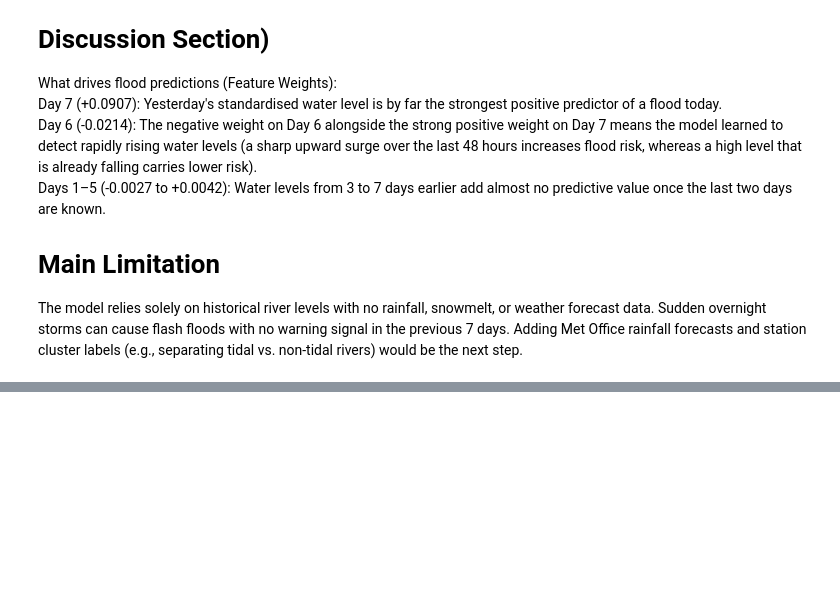
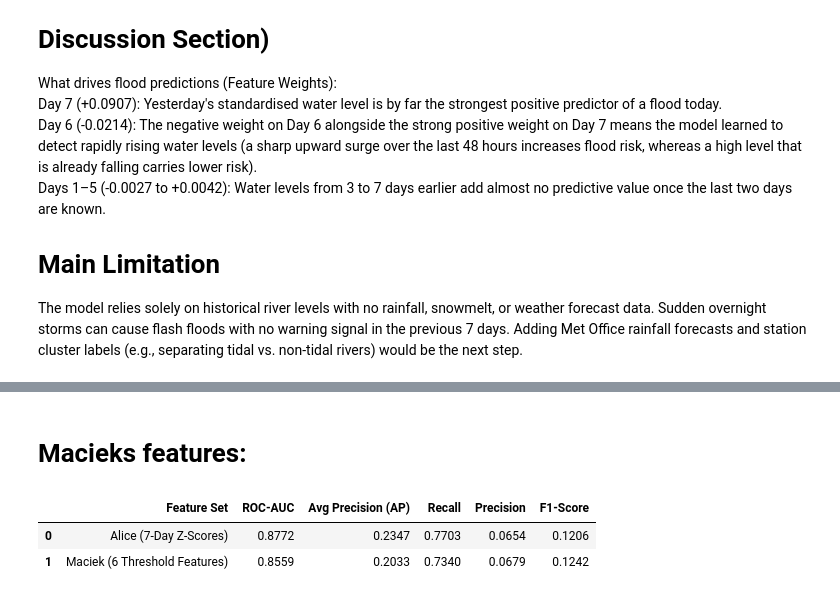
Before and after one commit to EmmaSC05/MLP-Group-Project, a Jupyter notebook: Alice.ipynb, the cells around one changed output, grey strips where cells are left out. Cells and saved outputs as stored; diff of their text form; code cells hidden in the pictures; blank space fills up the shorter version.

```diff
--- a/Alice.ipynb
+++ b/Alice.ipynb
@@ -737,0 +814,62 @@ The model relies solely on historical river levels with no rainfall, snowmelt, o
+# %% [markdown]
+# Macieks features:
+# %%
+from sklearn.pipeline import Pipeline
+from sklearn.preprocessing import StandardScaler
+from sklearn.svm import LinearSVC
+from sklearn.metrics import roc_auc_score, average_precision_score, precision_score, recall_score, f1_score
+
+# 1. Build Maciek's 6 features (aligned to the exact same stations and dates as y_train)
+max_valid = maximum[thresholds.index]
+last = max_valid.shift(1)
+
+maciek_dict = {
+    "Mean_7d":      last.rolling(7).mean() - thresholds,
+    "Last":         last - thresholds,
+    "Max_7d":       last.rolling(7).max() - thresholds,
+    "Range_7d":     last.rolling(7).max() - last.rolling(7).min(),
+    "Std_7d":       last.rolling(7).std(),
+    "Last_squared": (last - thresholds) ** 2,
+}
+
+X_maciek = pd.concat({name: df.stack() for name, df in maciek_dict.items()}, axis=1)
+X_train_maciek = X_maciek.loc[y_train.index]
+
+# 2. Chronological 80/20 validation split INSIDE the training set (no test leakage!)
+val_cut = int(0.8 * len(y_train))
+y_tr, y_val = y_train.iloc[:val_cut], y_train.iloc[val_cut:]
+
+# 3. Compare both feature sets using the exact same LinearSVC pipeline
+comparison = []
+
+for name, X_full in [
+    ("Alice (7-Day Z-Scores)", X_train_z),
+    ("Maciek (6 Threshold Features)", X_train_maciek),
+]:
+    X_tr, X_val = X_full.iloc[:val_cut], X_full.iloc[val_cut:]
+
+    # StandardScaler is needed for Maciek's features (and harmless for yours)
+    pipe = Pipeline([
+        ("scaler", StandardScaler()),
+        ("svc", LinearSVC(C=1.0, class_weight="balanced", random_state=42, max_iter=5000))
+    ])
+    pipe.fit(X_tr, y_tr)
+
+    # Raw distance scores (for ROC-AUC & AP) and hard predictions (for Recall/Precision/F1)
+    val_scores = pipe.decision_function(X_val)
+    val_preds = pipe.predict(X_val)
+
+    comparison.append({
+        "Feature Set": name,
+        "ROC-AUC": roc_auc_score(y_val, val_scores),
+        "Avg Precision (AP)": average_precision_score(y_val, val_scores),
+        "Recall": recall_score(y_val, val_preds),
+        "Precision": precision_score(y_val, val_preds, zero_division=0),
+        "F1-Score": f1_score(y_val, val_preds),
+    })
+
+display(pd.DataFrame(comparison).round(4))
+# %% [output]
+|  | Feature Set | ROC-AUC | Avg Precision (AP) | Recall | Precision | F1-Score |
+| 0 | Alice (7-Day Z-Scores) | 0.8772 | 0.2347 | 0.7703 | 0.0654 | 0.1206 |
+| 1 | Maciek (6 Threshold Features) | 0.8559 | 0.2033 | 0.7340 | 0.0679 | 0.1242 |
```
Also changed, not shown: parts of 6 cells of this notebook, 2 other files.
